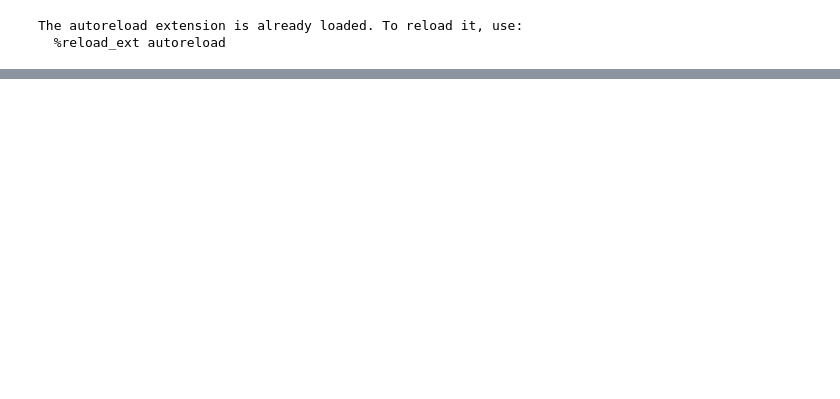
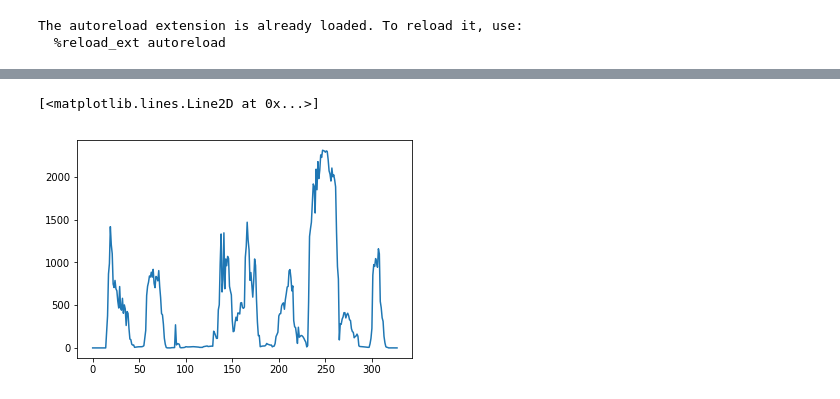
Before and after one commit to flembr/affect_recognition_hci, a Jupyter notebook: Overview.ipynb, the cells around one changed output, grey strips where cells are left out. Saved outputs shown, nothing was run; the diff lists cells and outputs as text; code cells hidden in the pictures; blank space fills up the shorter version.

```diff
--- a/Overview.ipynb
+++ b/Overview.ipynb
@@ -28,0 +71,5 @@ Recording('03a01Nc').df_tags
+# %%
+plt.plot(rec.mean_pitch(rec.raw_signal))
+# %% [output]
+[<matplotlib.lines.Line2D at 0x...>]
+[figure, added]
```
Also changed, not shown: parts of 8 cells of this notebook, 5 other files.
